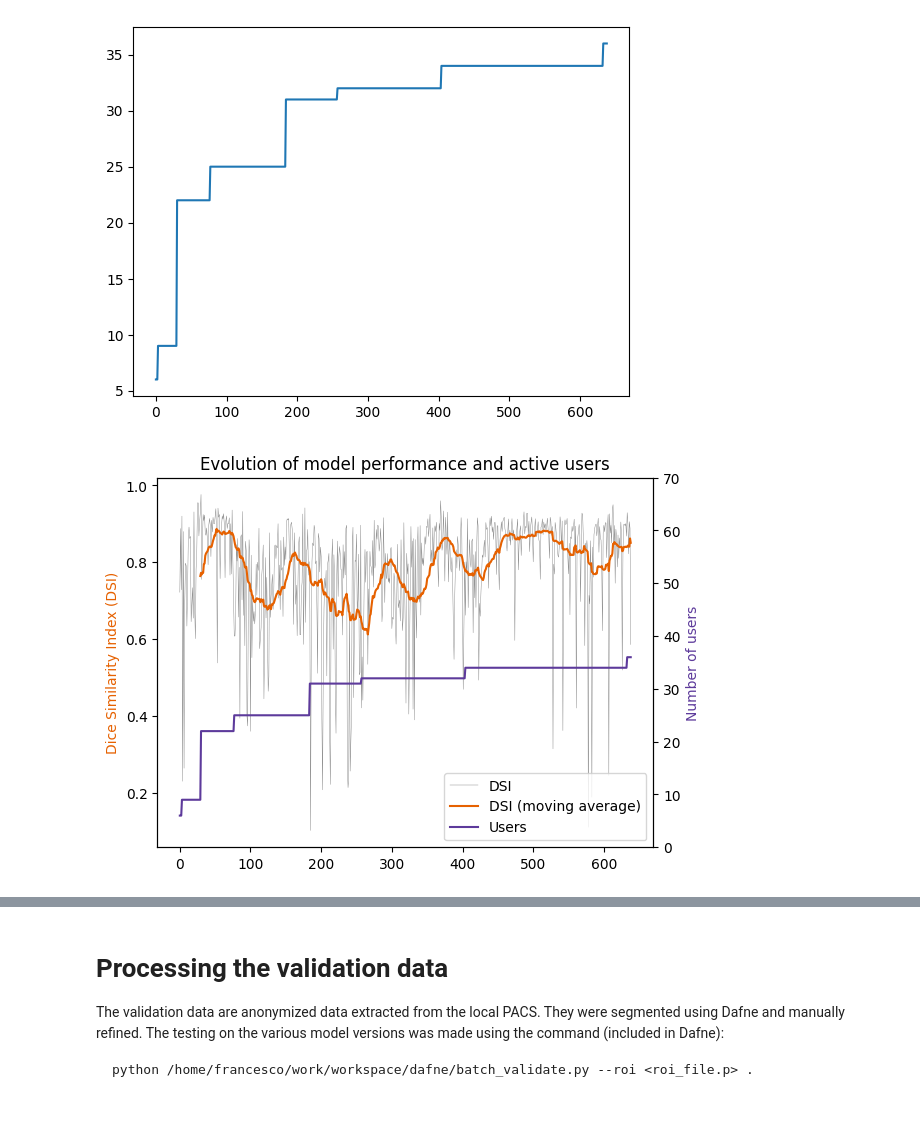
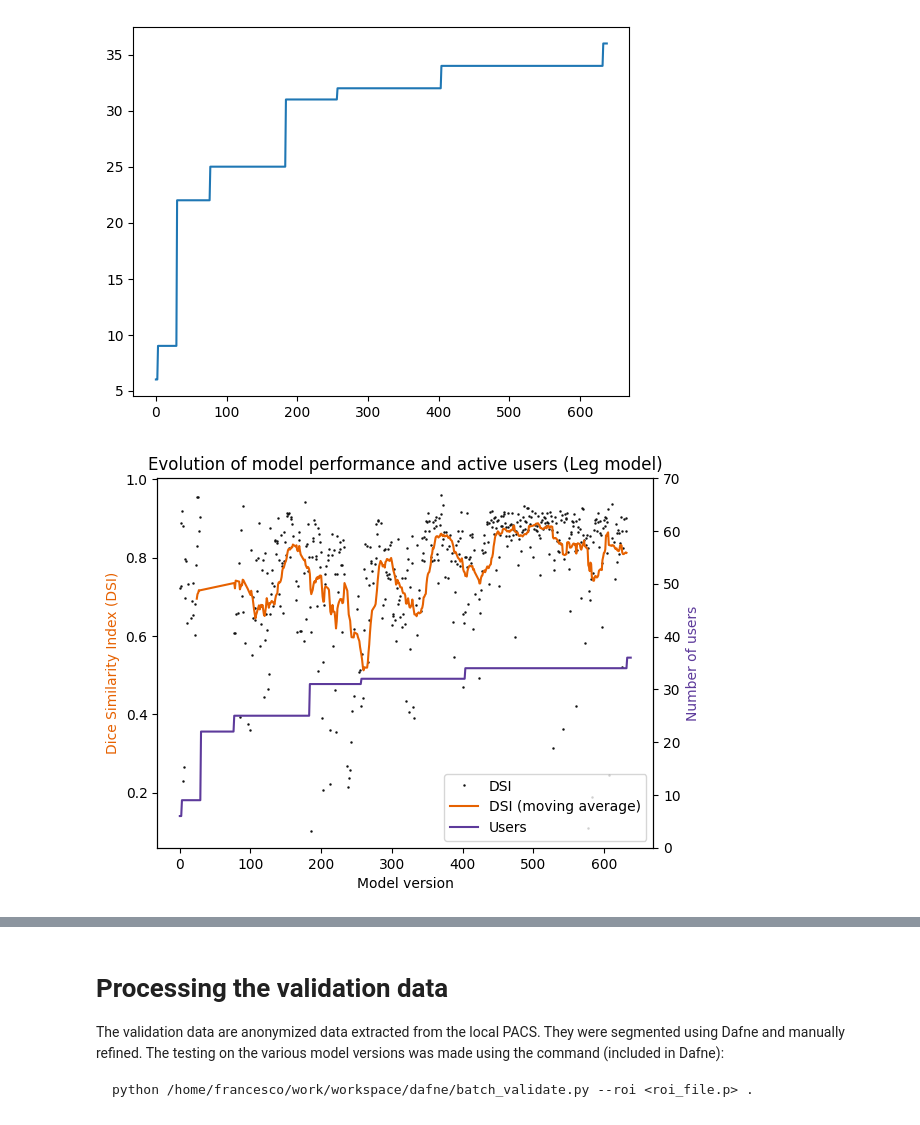
Before and after one commit to dafne-imaging/dafne-evaluation, a Jupyter notebook: dafne_figures.ipynb, the cells around one changed output, grey strips where cells are left out. Saved outputs shown, nothing was run; the diff lists cells and outputs as text; code cells hidden in the pictures.

```diff
--- a/dafne_figures.ipynb
+++ b/dafne_figures.ipynb
@@ -183,0 +182,14 @@ plt.plot(average_y)
+# %%
+def running_average(data, window=30):
+    # calculate running average
+    average_y = []
+    for ind in range(len(data) - window + 1):
+        average_y.append(np.mean(data[ind:ind+window]))
+    for ind in range(window - 1):
+        average_y.insert(0, np.nan)
+    return average_y
+
+def extract_model_dataframe(data, model, running_average_window=30):
+    data_for_model = data[data['Model'] == model]
+    data_for_model.insert(3, 'running_average', running_average(data_for_model['Dice'], window=running_average_window))
+    return data_for_model
@@ -183,0 +203,3 @@ plt.plot(average_y)
+# %%
+dice_scores_filt_leg = extract_model_dataframe(users_and_dice_filt, 'Leg', 20)
+plt.plot(dice_scores_filt_leg[['Dice', 'running_average']])
@@ -195,18 +221,22 @@ plt.plot(max_user_list)
 # %% [output]
 [<matplotlib.lines.Line2D at 0x...>]
 [figure]
+# %%
+def plot_dice_and_users(data_frame, user_data):
+    # plot the user evolution and dice scores on the same plot
+    fig, ax = plt.subplots()
+    dice1, = ax.plot(data_frame['Dice'], '.', markersize=1.5, lw=0.3, color='#111111', label='DSI')
+    dice2, = ax.plot(data_frame['running_average'], lw = 1.5, color='#E66100', label='DSI (moving average)')
+    ax.set_ylabel('Dice Similarity Index (DSI)', color='#E66100')
+    ax.set_xlabel('Model version')
+    ax2 = ax.twinx()
+    users, = ax2.plot(user_data, color='#5D3A9B', label='Users')
+    ax2.set_ylim(0,70)
+    ax2.set_ylabel('Number of users', color='#5D3A9B')
+    plt.legend(handles=[dice1, dice2, users], loc='lower right')
 # %%
-# plot the user evolution and dice scores on the same plot
-fig, ax = plt.subplots()
-dice1, = ax.plot(dice_scores_notime, lw=0.3, color='gray', label='DSI')
-dice2, = ax.plot(average_y, lw = 1.5, color='#E66100', label='DSI (moving average)')
-ax.set_ylabel('Dice Similarity Index (DSI)', color='#E66100')
-ax2 = ax.twinx()
-users, = ax2.plot(max_user_list, color='#5D3A9B', label='Users')
-ax2.set_ylim(0,70)
-ax2.set_ylabel('Number of users', color='#5D3A9B')
-plt.title('Evolution of model performance and active users')
-plt.legend(handles=[dice1, dice2, users], loc='lower right')
-plt.savefig('dice_and_users.svg')
+plot_dice_and_users(dice_scores_filt_leg, max_user_list)
+plt.title('Evolution of model performance and active users (Leg model)')
+plt.savefig('dice_and_users_leg.svg')
 # %% [output]
-[figure, old version]
+[figure, new version]
```
Also changed, not shown: parts of 8 cells of this notebook.
